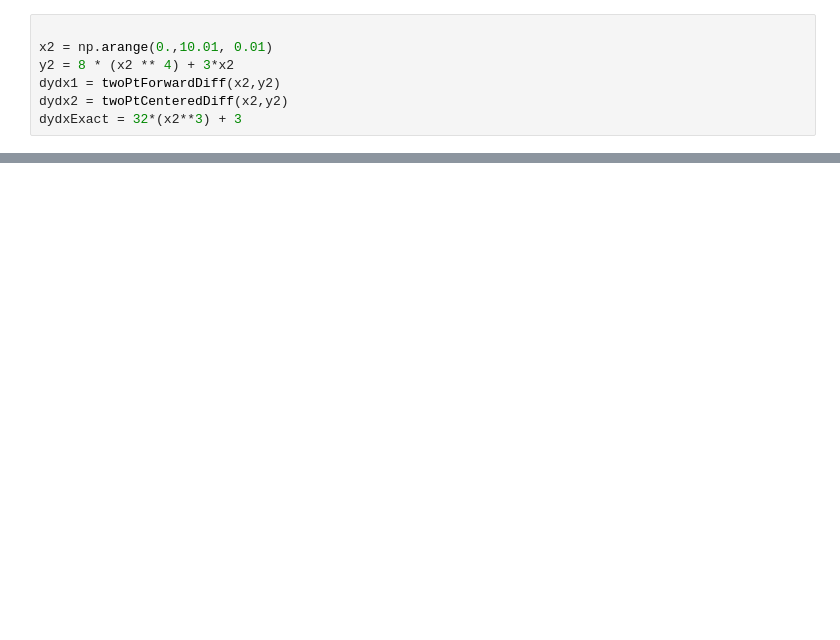
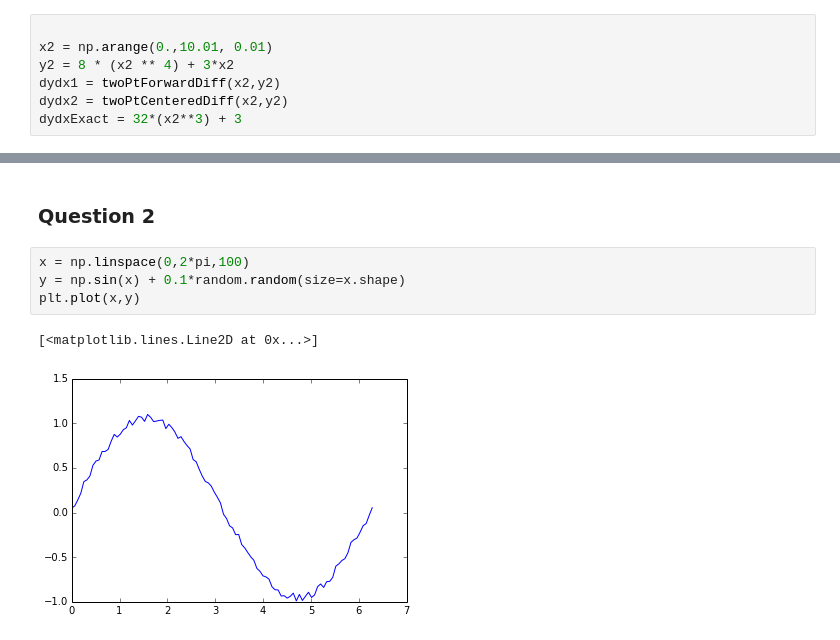
Before and after one commit to jparke08/PHYS202-S14, a Jupyter notebook: SciPy/DifferentiationExercises.ipynb, the cells around one changed output, grey strips where cells are left out. Cells and saved outputs as stored; diff of their text form; blank space fills up the shorter version.

```diff
--- a/SciPy/DifferentiationExercises.ipynb
+++ b/SciPy/DifferentiationExercises.ipynb
@@ -69,0 +99,9 @@ plt.show()
+# %% [markdown]
+### Question 2
+# %%
+x = np.linspace(0,2*pi,100)
+y = np.sin(x) + 0.1*random.random(size=x.shape)
+plt.plot(x,y)
+# %% [output]
+[<matplotlib.lines.Line2D at 0x...>]
+[figure, added]
```
Also changed, not shown: parts of 18 cells of this notebook, 2 other files.
